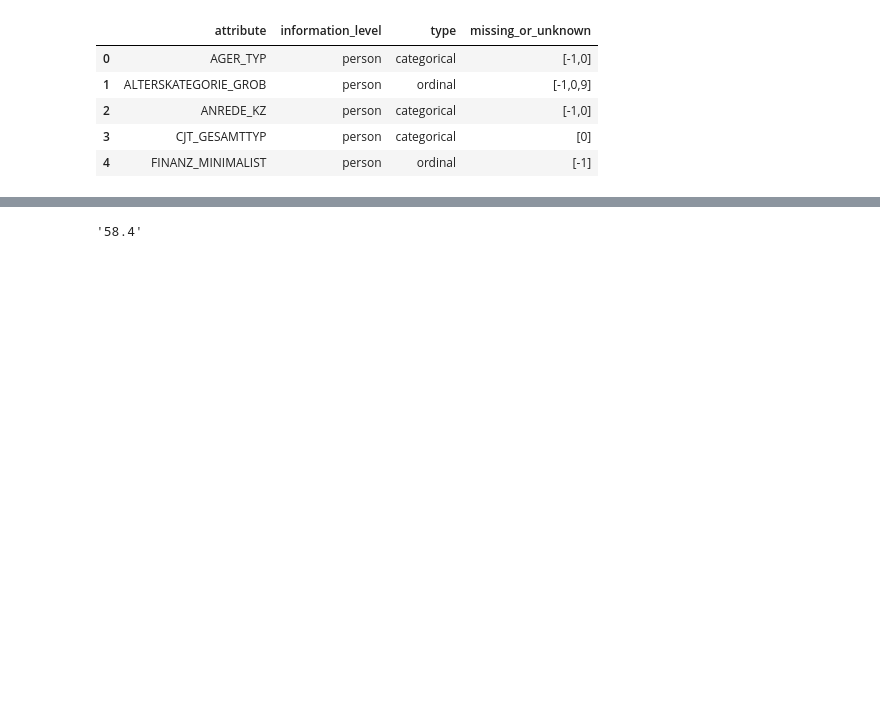
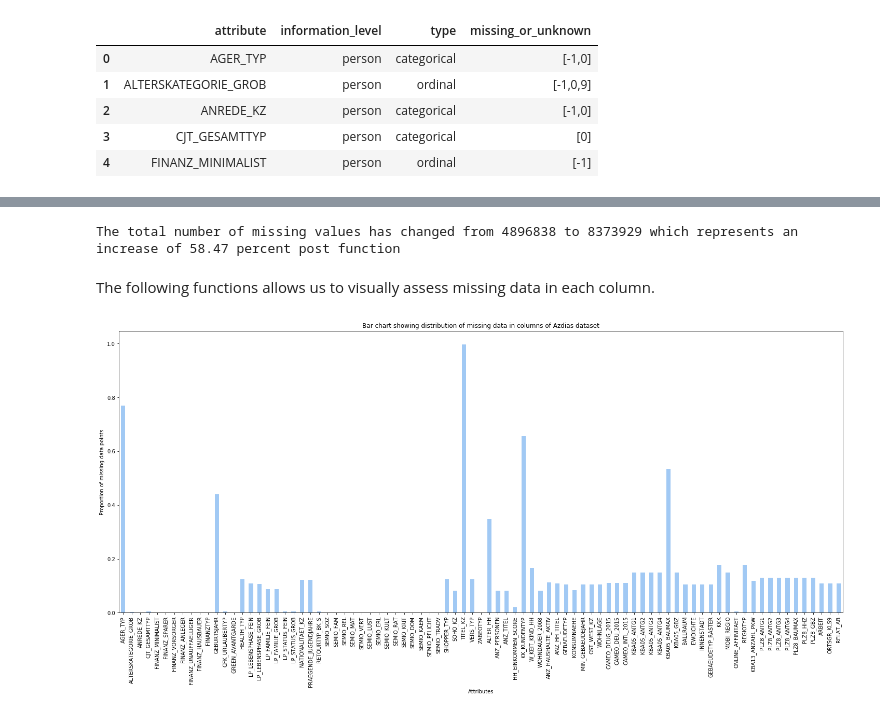
Before and after one commit to leonisawesome/identify_customer_segments, a Jupyter notebook: identify_customer_segment.ipynb, the cells around one changed output, grey strips where cells are left out. Cells and saved outputs as stored; diff of their text form; code cells hidden in the pictures; blank space fills up the shorter version.

Commit message:
Added first graph of pre-proc.

```diff
--- a/identify_customer_segment.ipynb
+++ b/identify_customer_segment.ipynb
@@ -13,11 +13,16 @@ There are four files associated with this project however due to having to sign
 Each row of the demographics files represents a single person, but also includes information outside of individuals, including information about their household, building, and neighborhood. I used this information to cluster the general population into groups with similar demographic properties. Then I will look at how the people in the customers dataset fit into those clusters. The hope here is that certain clusters are over-represented in the customers data, as compared to the general population; those over-represented clusters will be assumed to be part of the core userbase. This information can then be used for further applications, such as targeting for a marketing campaign.
 # %%
 #import standard libraries
+
 import numpy as np
 import pandas as pd
 import matplotlib.pyplot as plt
+import matplotlib.style
+plt.style.use('seaborn-pastel')
 import seaborn as sns
-%matplotlib inline
+from sklearn.preprocessing import StandardScaler, RobustScaler, MinMaxScaler
+from sklearn.decomposition import PCA
+from sklearn.cluster import KMeans
 # %%
 #Load in the general demographics data.
 df_azdias = pd.read_csv('azdias.csv', sep=';')
@@ -136,5 +141,7 @@ df_azdias = clean_null(df_azdias)
 missing_now = df_azdias.isnull().sum().sum()
 missing_increase = (missing / missing_now) * 100
 missing_increase = str(missing_increase)
-print('The total number of missing values has changed from %s to %s which represents an increase of %s percent'
+print('The total number of missing values has changed from %s to %s which represents an increase of %s percent post function'
       %(missing, missing_now, missing_increase[:5]))
+# %% [output]
+The total number of missing values has changed from 4896838 to 8373929 which represents an increase of 58.47 percent post function
@@ -145,4 +148,23 @@ myval = missing_increase[:5]
-# %%
-myval
-# %% [output]
-'58.4'
+# %% [markdown]
+The following functions allows us to visually assess missing data in each column.
+# %%
+def missing_data(df_azdias):
+
+    #Counts of missing datain each column of the dataset.
+    n_missing_column_data = df_azdias.isnull().sum(axis=0);
+
+    #What this means in terms of percentages
+    prop_missing_column_data = n_missing_column_data/df_azdias.shape[0];
+
+    #Show visually the amount of missing data in each column.
+    fig = plt.figure(figsize=(25,10))
+    ax = prop_missing_column_data.plot.bar()
+    ax.set_title("Bar chart showing distribution of missing data in columns of Azdias dataset")
+    ax.set_xlabel("Attributes")
+    ax.set_ylabel("Proportion of missing data points")
+    plt.show()
+
+
+missing_data(df_azdias)
+# %% [output]
+[figure, added]
```
Also changed, not shown: parts of 3 cells of this notebook.
